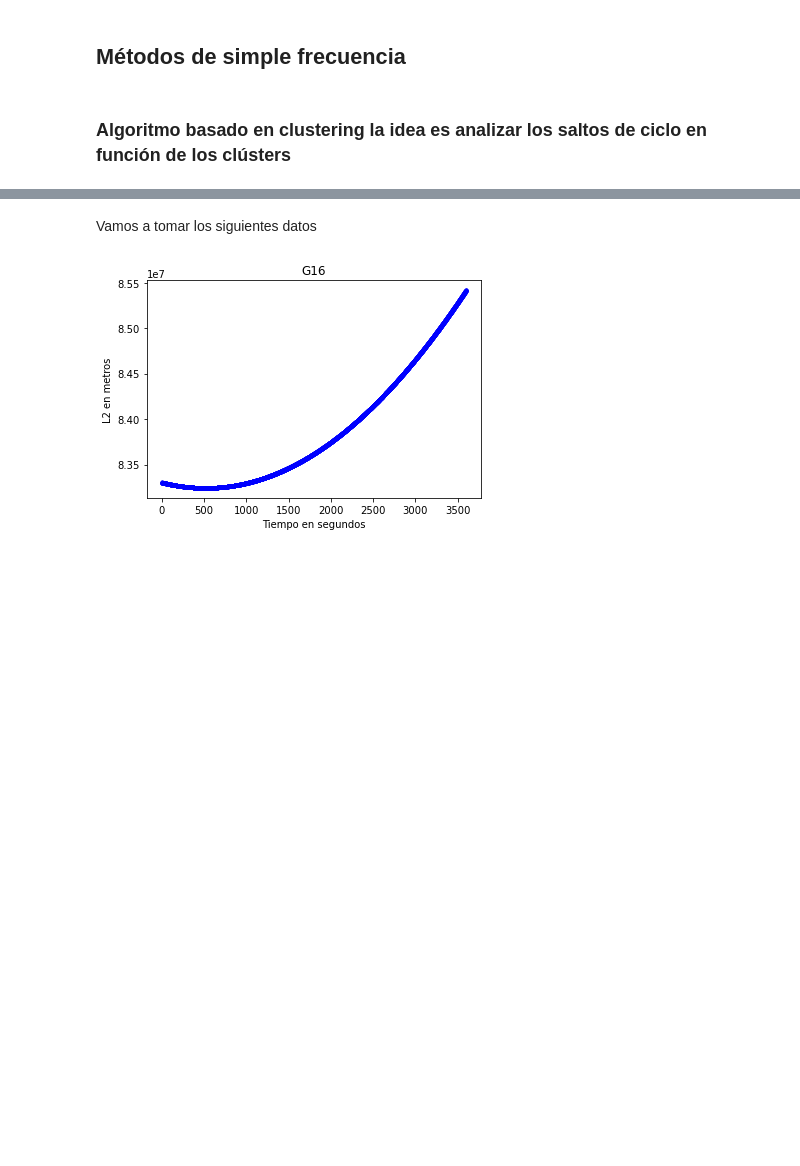
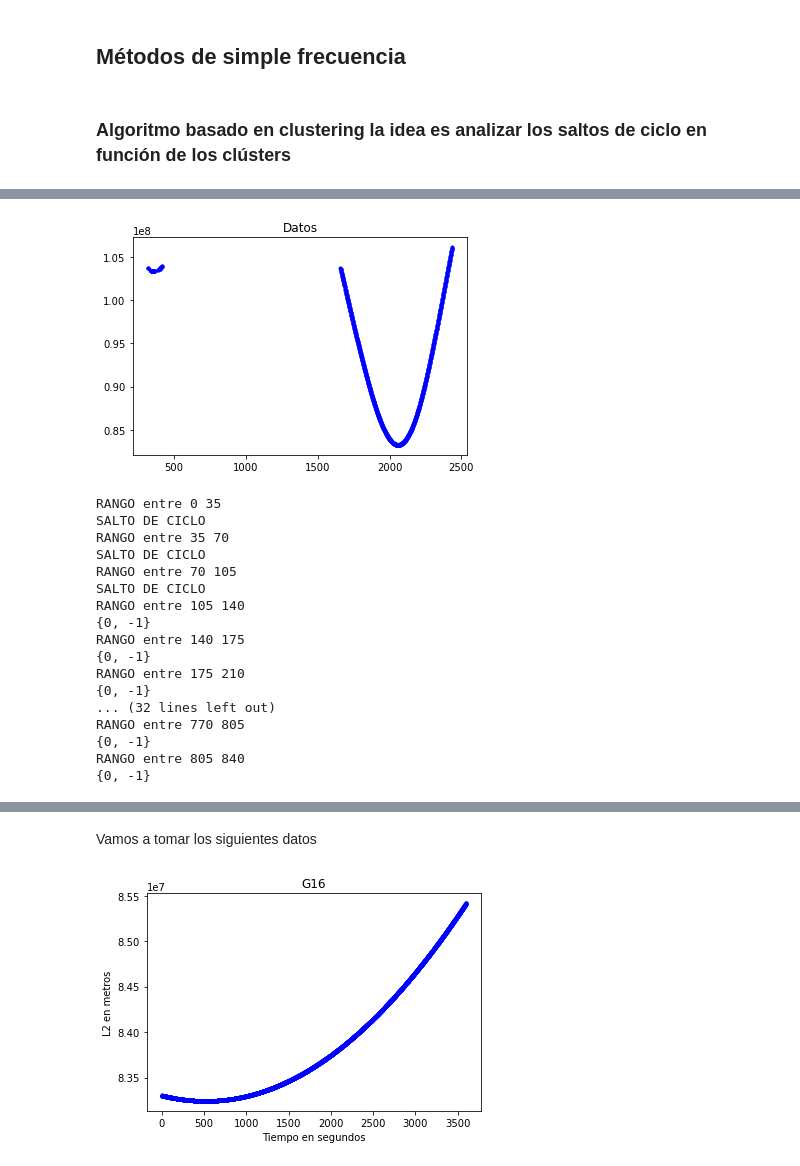
Before and after one commit to DavMat857/TFGPrueba, a Jupyter notebook: resumen.ipynb, the cells around one changed output, grey strips where cells are left out. Drawn from its saved outputs; the diff is of its cells as text; code cells hidden in the pictures; blank space fills up the shorter version.

Commit message:
modificados:     README.md 	modificados:     clustering.py 	modificados:     funcionesdef.py 	modificados:     resumen.ipynb

```diff
--- a/resumen.ipynb
+++ b/resumen.ipynb
@@ -162,0 +133,26 @@ KeyboardInterrupt:
+# %%
+from clustering import algoritmo as algoritmo_clustering
+Madrid = archivos[2]
+sat = 'G16'
+N = 35
+datos = L2(Madrid,sat)
+algoritmo_clustering(datos,N)
+# %% [output]
+[figure, added]
+RANGO entre 0 35
+SALTO DE CICLO
+RANGO entre 35 70
+SALTO DE CICLO
+RANGO entre 70 105
+SALTO DE CICLO
+RANGO entre 105 140
+{0, -1}
+RANGO entre 140 175
+{0, -1}
+RANGO entre 175 210
+{0, -1}
+... (32 lines left out)
+RANGO entre 770 805
+{0, -1}
+RANGO entre 805 840
+{0, -1}
```
Also changed, not shown: parts of 21 cells of this notebook, 3 other files.
